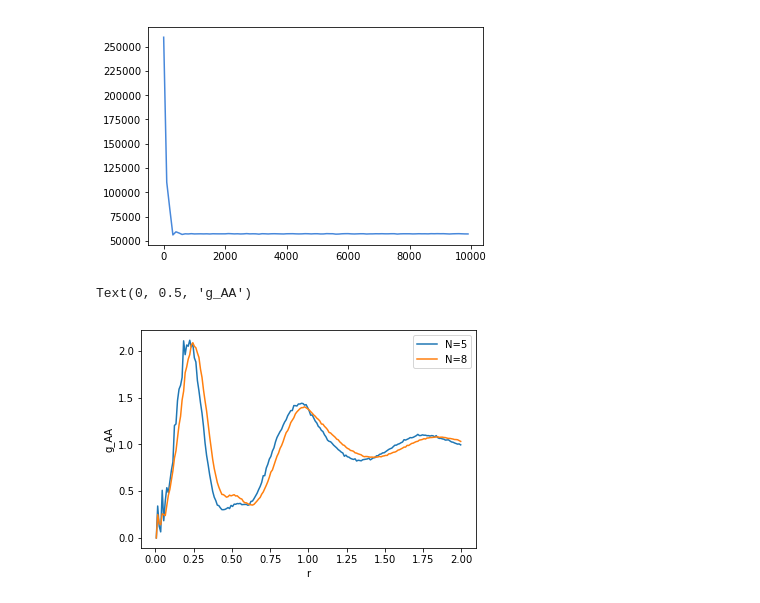
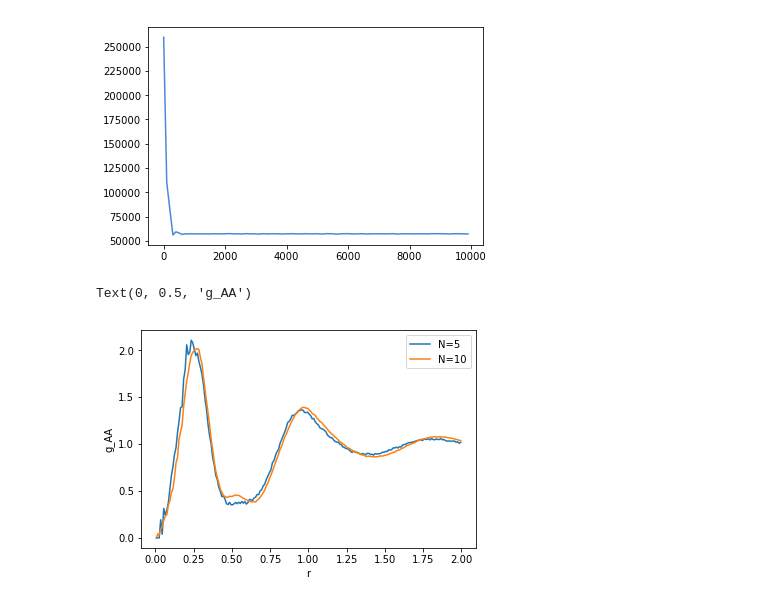
Before and after one commit to nealeellyson/MSE608, a Jupyter notebook: MSE 608 Project 8.ipynb, the cells around one changed output. Cells and saved outputs as stored; diff of their text form; code cells hidden in the pictures.

```diff
--- a/MSE 608 Project 8.ipynb
+++ b/MSE 608 Project 8.ipynb
@@ -45,8 +45,9 @@ def run(N,position,bondgroup,kT,tau,period,tsteps):
                                         particle_types=['A', 'B'],
                                         bond_types=['polymer']); # Single bond type
     snapshot.particles.position[:] = position
-    snapshot.particles.typeid[0:(N//2-1)]=0;  # Blue particles = A
-    snapshot.particles.typeid[N//2:N]=1; # Orange particles = B
+    snapshot.particles.typeid[0:5]=0;  # Blue particles = A
+    snapshot.particles.typeid[6:N]=1; # Orange particles = B
+    print(snapshot.particles.typeid[:])
     snapshot.bonds.resize(N-1);
     snapshot.bonds.group[:] = bondgroup
     snapshot.replicate(1,2*N,2*N); # Makes boxdim equal across the L dimensions
@@ -71,3 +72,6 @@ def run(N,position,bondgroup,kT,tau,period,tsteps):
     hoomd.run(tsteps);
     data = numpy.genfromtxt(fname="size-"+str(N)+".log", skip_header=True);
     return data
+# %%
+N=5
+(N//2)
@@ -180,15 +186,15 @@ IndexError: index 1 is out of bounds for axis 0 with size 1
 [figure]
 # %%
 plt.figure()
-Sizes = numpy.arange(5,11,3)#numpy.arange(5,11,1)
+Sizes = numpy.arange(5,11,5)#numpy.arange(5,11,1)
 for N in Sizes:
     plt.plot(EQanalysis[N][0].rdf.R, EQanalysis[N][0].rdf.RDF,label=f"N={N}")
 #plt.plot(EQanalysis[10][1].rdf.R, EQanalysis[10][1].rdf.RDF,label='kT=1.7575',color='#f79501')
 #plt.plot(EQanalysis[10][-1].rdf.R, EQanalysis[10][-1].rdf.RDF,label='kT=7',color='#c63939')
 plt.legend()
 plt.xlabel('r')
 plt.ylabel('g_AA')
 # %% [output]
 Text(0, 0.5, 'g_AA')
-[figure, old version]
+[figure, new version]
 # %%
```
Also changed, not shown: parts of 6 cells of this notebook, 24 other files.
